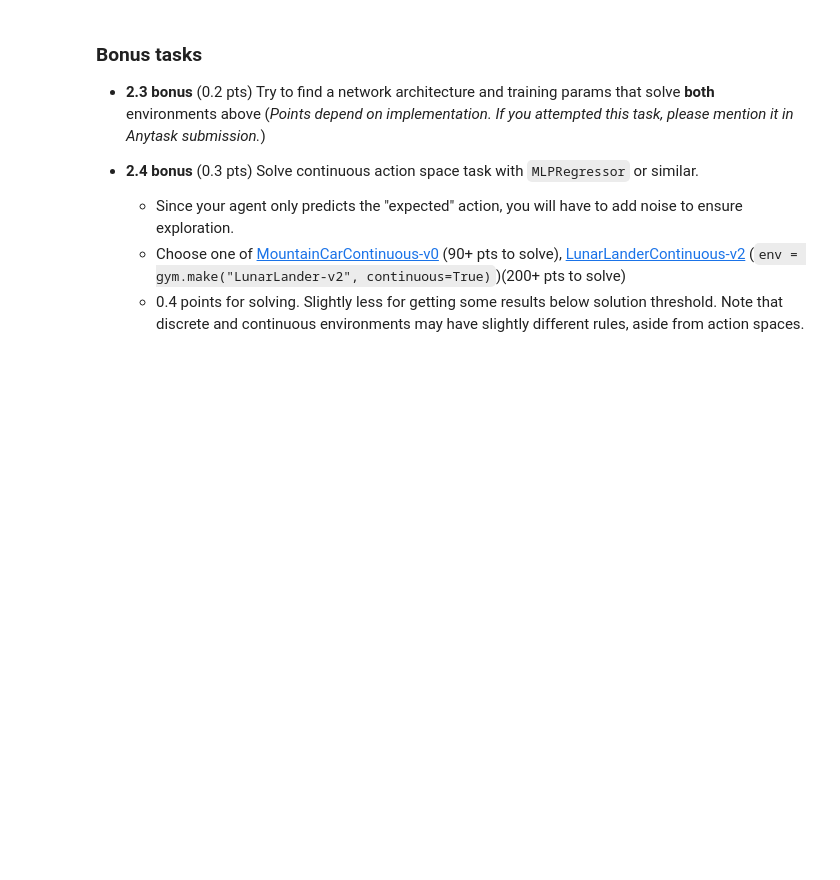
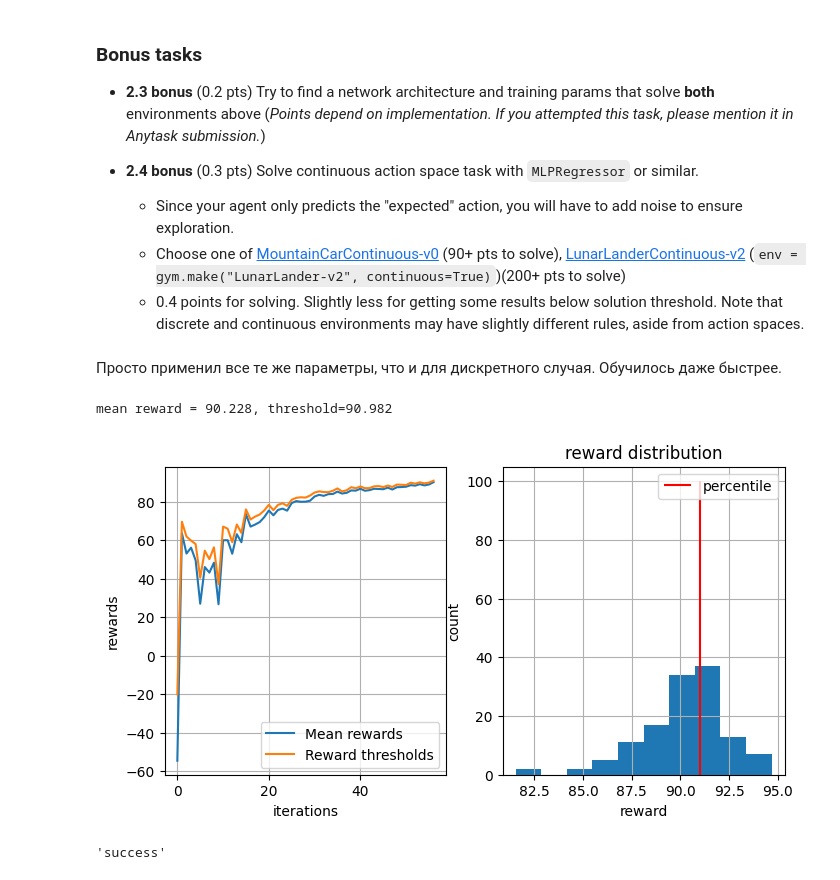
Before and after one commit to voorhs/rl, a Jupyter notebook: hw1/deep_crossentropy_method.ipynb, the cells around one changed output. Drawn from its saved outputs; the diff is of its cells as text; code cells hidden in the pictures; blank space fills up the shorter version.

```diff
--- a/hw1/deep_crossentropy_method.ipynb
+++ b/hw1/deep_crossentropy_method.ipynb
@@ -549,22 +550,29 @@ with gym.make("MountainCar-v0", render_mode="rgb_arrary").env as env:
   * Since your agent only predicts the "expected" action, you will have to add noise to ensure exploration.
   * Choose one of [MountainCarContinuous-v0](https://gymnasium.farama.org/environments/classic_control/mountain_car_continuous/) (90+ pts to solve), [LunarLanderContinuous-v2](https://gymnasium.farama.org/environments/box2d/lunar_lander/) (`env = gym.make("LunarLander-v2", continuous=True)`)(200+ pts to solve)
   * 0.4 points for solving. Slightly less for getting some results below solution threshold. Note that discrete and continuous environments may have slightly different rules, aside from action spaces.
+# %% [markdown]
+Просто применил все те же параметры, что и для дискретного случая. Обучилось даже быстрее.
 # %%
-from sklearn.neural_network import MLPClassifier
+from sklearn.neural_network import MLPRegressor
 from src.deep import experiment
 
 experiment(
-    env_name="MountainCar-v0",
-    network=MLPClassifier(
+    env_name="MountainCarContinuous-v0",
+    network=MLPRegressor(
         hidden_layer_sizes=(128, 128, 128),
         activation="tanh",
     ),
     n_iter=1000,
     n_sessions=[16,16,16,16,16,16,128],
     percentile=60,
-    mean_reward_to_win=-100,
+    mean_reward_to_win=90,
     mp=True,
     t_max=int(5e4),
     n_batches_reuse=5,
-    noise=True
+    noise=False,
+    sigma=.3
 )
+# %% [output]
+mean reward = 90.228, threshold=90.982
+[figure, added]
+'success'
```
Also changed, not shown: parts of 1 cell of this notebook, 5 other files.
